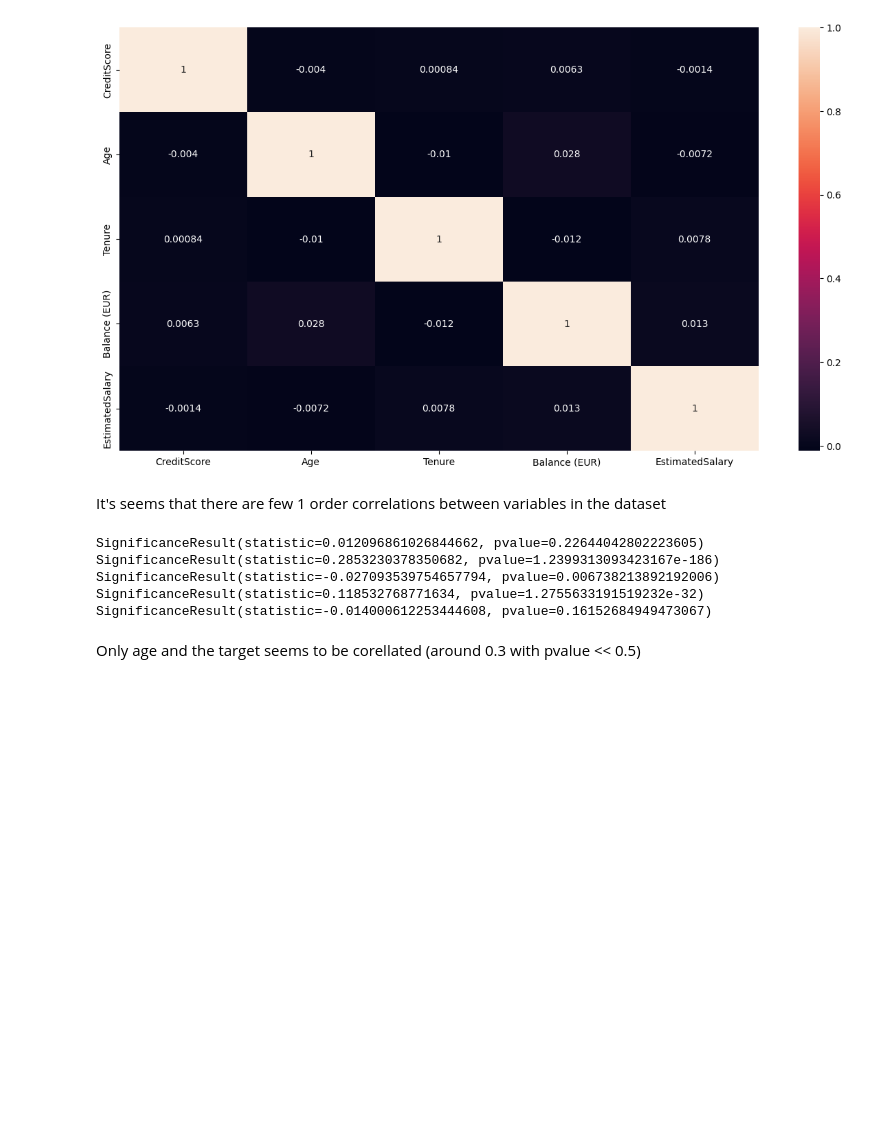
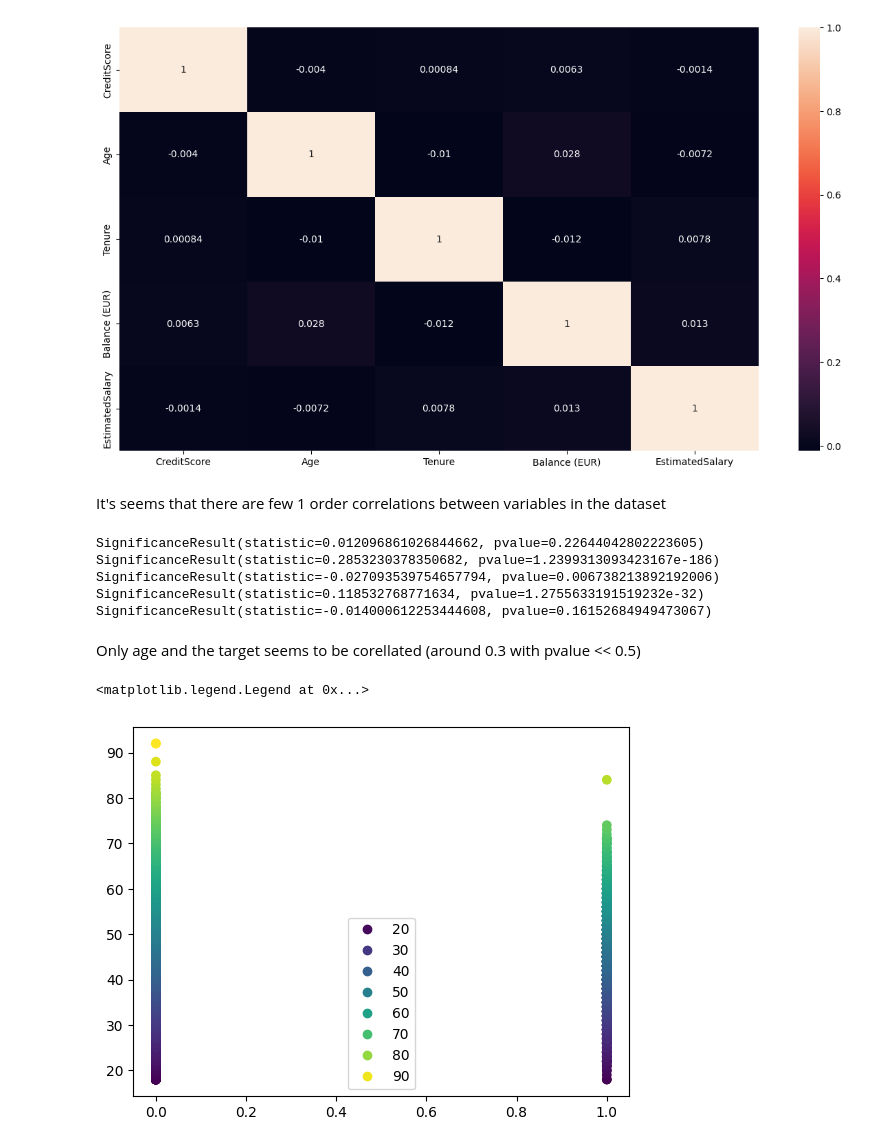
Before and after one commit to gregoritoo/ChunckClassification, a Jupyter notebook: Notebooks/analysis.ipynb, the cells around one changed output. Drawn from its saved outputs; the diff is of its cells as text; code cells hidden in the pictures; blank space fills up the shorter version.

```diff
--- a/Notebooks/analysis.ipynb
+++ b/Notebooks/analysis.ipynb
@@ -127,3 +127,10 @@ SignificanceResult(statistic=0.118532768771634, pvalue=1.2755633191519232e-32)
 SignificanceResult(statistic=-0.014000612253444608, pvalue=0.16152684949473067)
 # %% [markdown]
 Only age and the target seems to be corellated (around 0.3 with pvalue << 0.5)
+# %%
+import numpy as np
+scatter = plt.scatter(df["Exited"],df["Age"],c=df["Age"].values)
+plt.legend(handles=scatter.legend_elements()[0], labels=list(np.arange(20,100,10)))
+# %% [output]
+<matplotlib.legend.Legend at 0x...>
+[figure, added]
```
Also changed, not shown: 3 other files.
